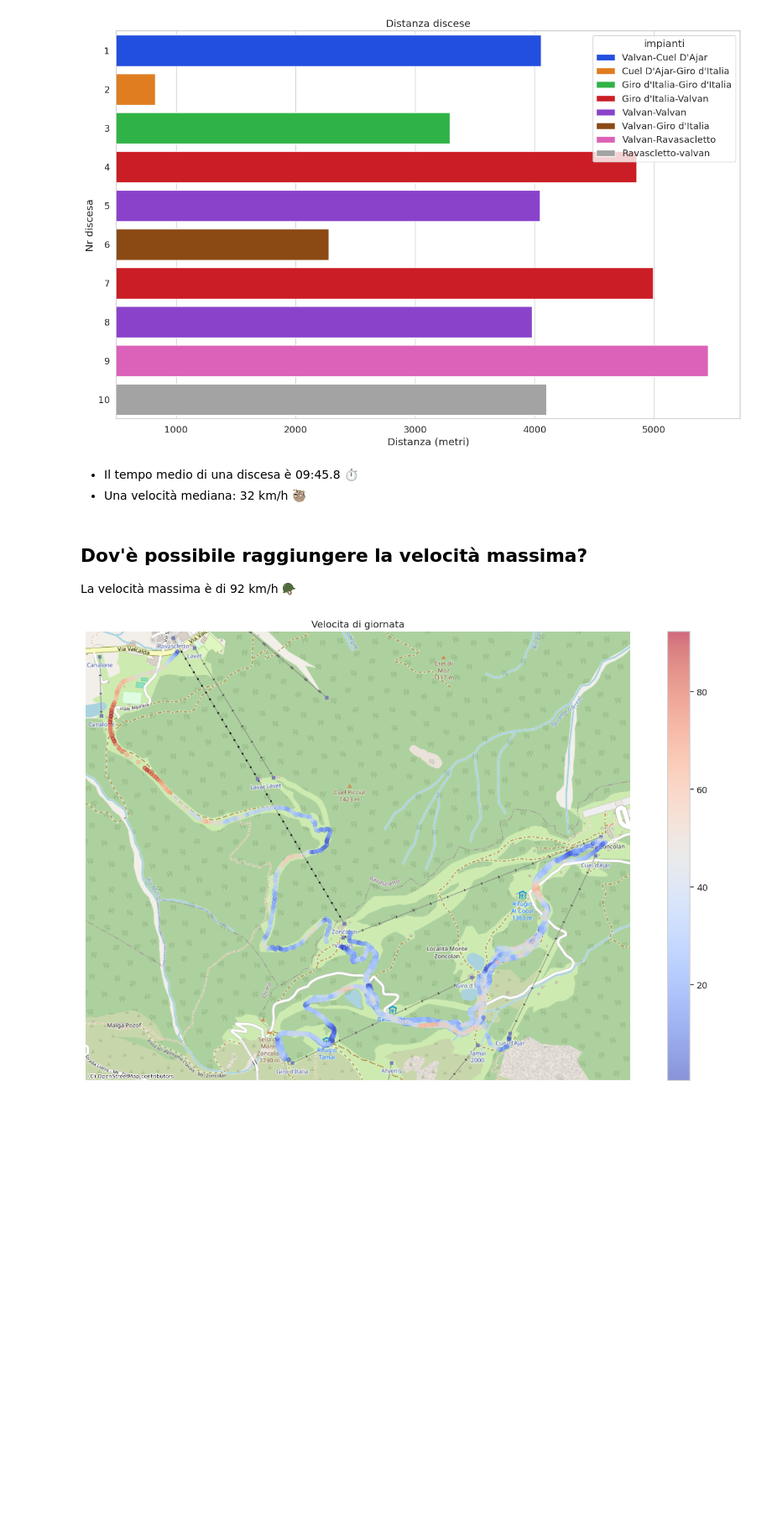
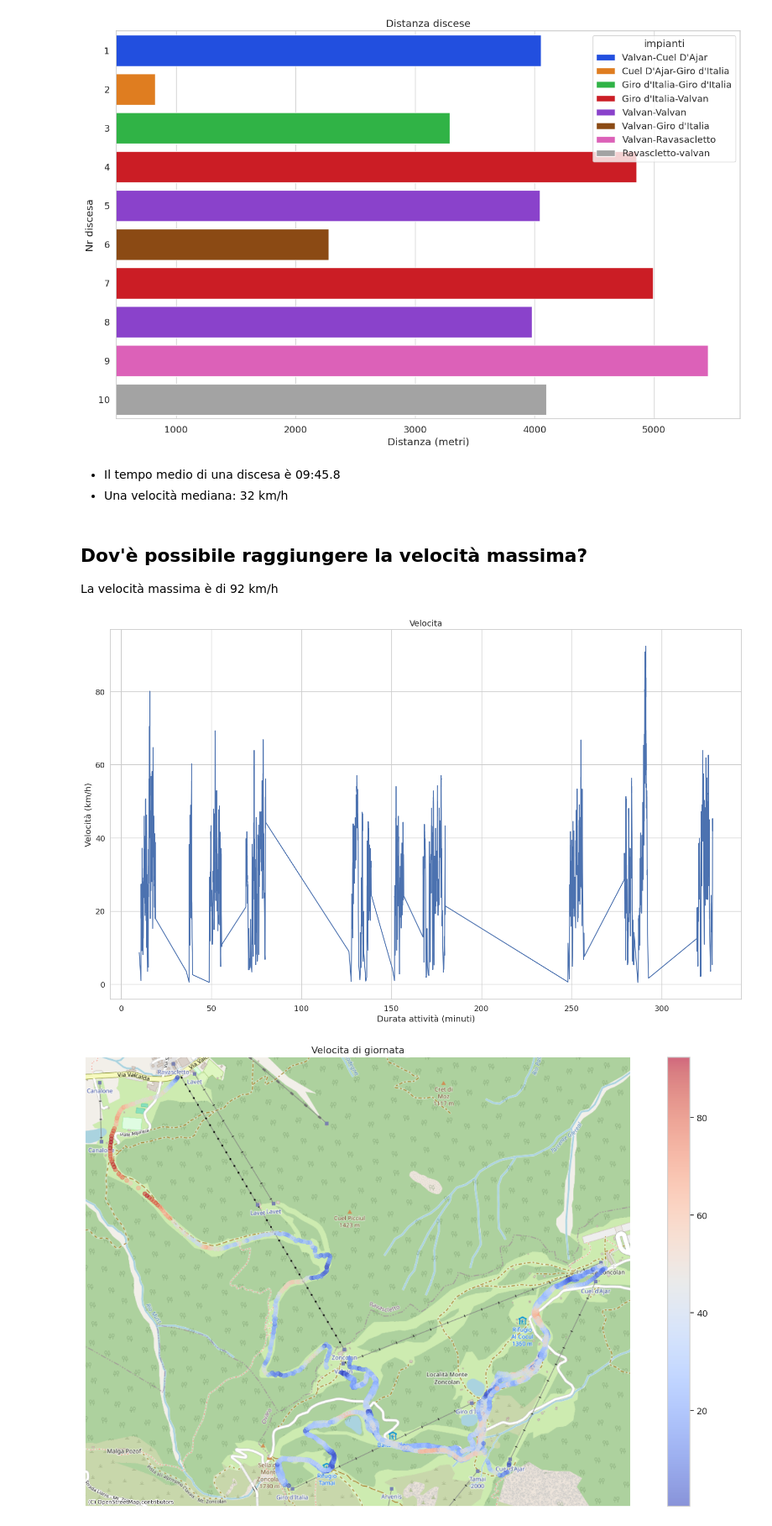
Before and after one commit to thomasmassarutto/DataSlopes, a Jupyter notebook: DataSlopes.ipynb, the cells around one changed output. Shown at 84% size. Cells and saved outputs as stored; diff of their text form; code cells hidden in the pictures; blank space fills up the shorter version.

Commit message:
analisi velocita

```diff
--- a/DataSlopes.ipynb
+++ b/DataSlopes.ipynb
@@ -695,18 +687,39 @@ plt.show()
 # %% [output]
 [figure]
 # %% [markdown]
-- Il tempo medio di una discesa è 09:45.8 ⏱️
-- Una velocità  mediana: 32 km/h 🦥
+- Il tempo medio di una discesa è 09:45.8
+- Una velocità  mediana: 32 km/h
 # %% [markdown]
 ## Dov'è possibile raggiungere la velocità massima?
 
-La velocità massima è di 92 km/h 🪖
+La velocità massima è di 92 km/h
 # %%
 ## elimino tempi morti
 
-gdf_discese= gdf1[gdf1['stato'] == 'Discesa']
+gdf_discese= gdf1[gdf1['stato'] == 'Discesa'].copy()
 
-#gdf_discese
+gdf_discese['time_from_start_minuti'] = gdf_discese['time_from_start'] / 60
+gdf_discese['velocita_kmh'] = gdf_discese['velocita'] * 3.6
+# %%
+
+f, ax = plt.subplots(1, 1, figsize=safe_image_size)
+
+ax.set_title("Velocita")
+
+sns.lineplot(
+    ax=ax,
+    data=gdf_discese,
+    y='velocita_kmh',
+    x='time_from_start_minuti'
+    )
+
+ax.set_ylabel("Velocità (km/h)")
+ax.set_xlabel("Durata attività (minuti)")
+
+plt.tight_layout()
+plt.show()
+# %% [output]
+[figure, added]
 # %%
 f, ax = plt.subplots(figsize=safe_image_size)
 
```
Also changed, not shown: parts of 8 cells of this notebook, 1 other file.
